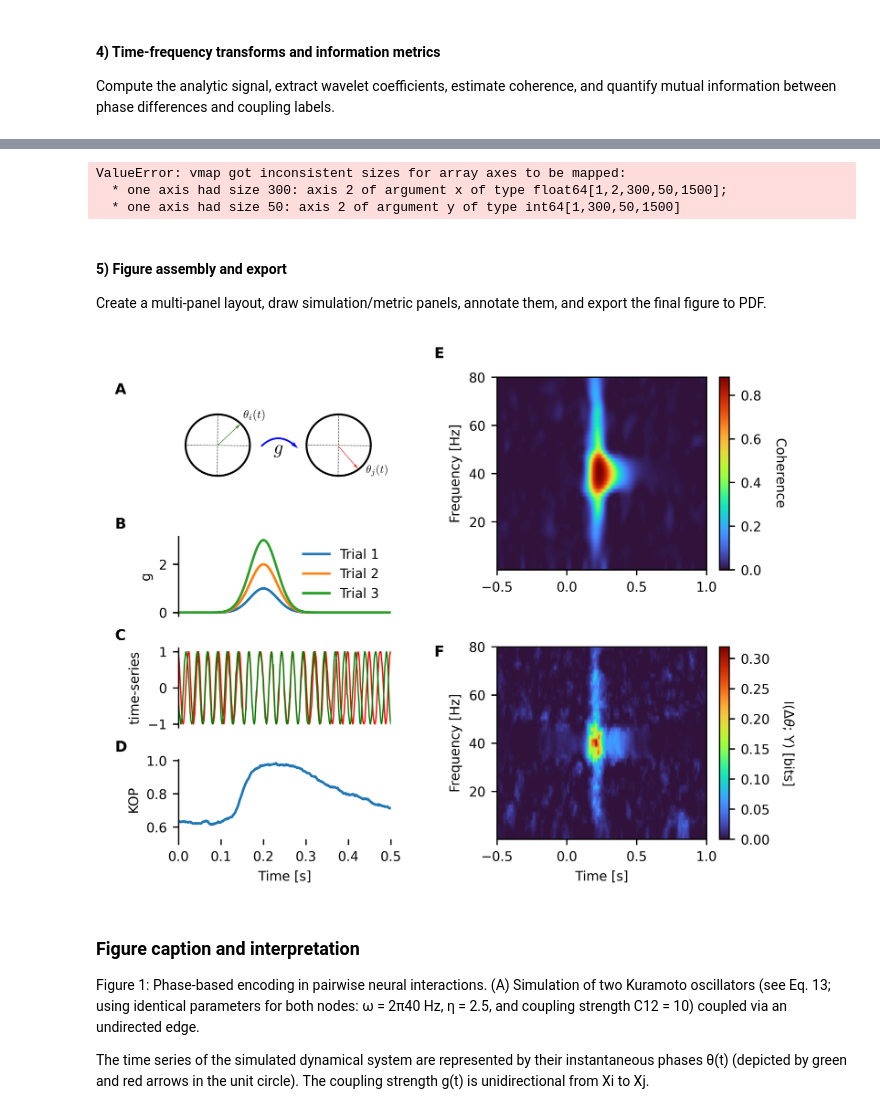
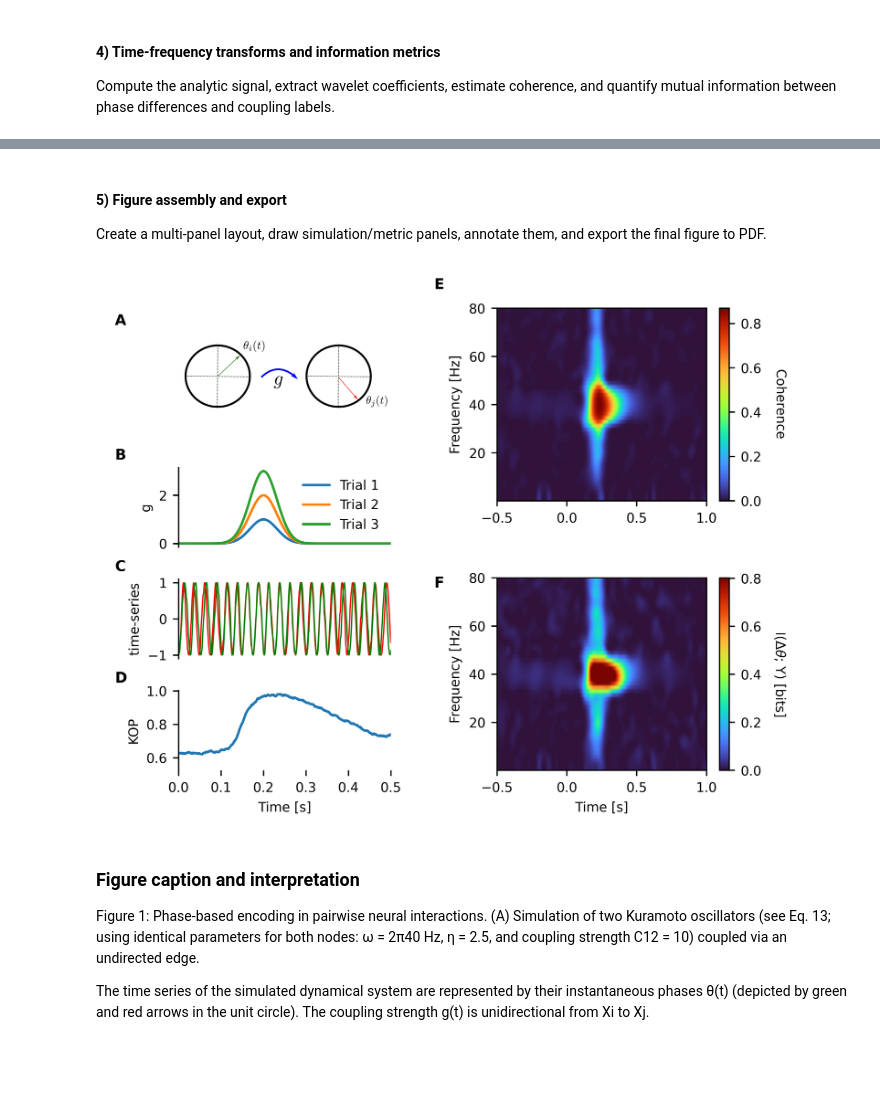
Before and after one commit to brainets/neopid, a Jupyter notebook: notebooks/Figure1.ipynb, the cells around one changed output, grey strips where cells are left out. Cells and saved outputs as stored; diff of their text form; code cells hidden in the pictures; blank space fills up the shorter version.

Commit message:
Put 2D computationo of phase without copnorm

```diff
--- a/notebooks/Figure1.ipynb
+++ b/notebooks/Figure1.ipynb
@@ -128,29 +128,28 @@ Sxy = (W[:, 0] * np.conj(W[:, 1])).mean(0)
 Sxx = (W[:, 0] * np.conj(W[:, 0])).mean(0)
 Syy = (W[:, 1] * np.conj(W[:, 1])).mean(0)
 
-coh = np.abs(Sxy) ** 2 / (Sxx * Syy)
+# Coherence is theoretically bounded in [0, 1].
+# Use real autospectra, then remove numerical artifacts before plotting.
+coh = np.abs(Sxy) ** 2 / (np.real(Sxx) * np.real(Syy))
 # %%
-# Compute mutual information between phase difference and trial labels across time-frequency bins.
-mi_fcn = get_mi("gc")
+# Compute mutual information between phase difference and coupling strength across time-frequency bins.
+# Use Gaussian-copula MI with internal copula normalization.
+mi_fcn = get_mi("gc", copnorm=False)
 
-mi_fcn_time = jax.vmap(mi_fcn, in_axes=(2, 2, None, None))
-mi_fcn_time_frequency = jax.vmap(mi_fcn_time, in_axes=(2, 2, None, None))
+# Vectorize over time, then frequency.
+# x / y are expected as (n_features, n_samples)
+mi_fcn_time = jax.vmap(mi_fcn, in_axes=(2, 2, None))
+mi_fcn_time_frequency = jax.vmap(mi_fcn_time, in_axes=(2, 2, None))
 
-z = W[:, 0] * np.conj(W[:, 1])
+z = W[:, 0] * np.conj(W[:, 1])  # (trials, freqs, times)
 
-dphi = jnp.stack((z.real, z.imag)) # np.angle(z)  # This is a workaround to avoid issues with the angle function in JAX, which can cause NaNs in the MI estimation. By using the real and imaginary parts directly, we can compute MI without encountering these issues.
-dphi = np.abs((dphi + np.pi) % (2 * np.pi) - np.pi)
+# Circular phase-difference representation (2 features) to avoid angle wrapping artifacts.
+dphi = np.stack((z.real, z.imag), axis=0)  # (2, trials, freqs, times)
 
-labels = np.tile(
-    np.expand_dims(np.arange(0, ntrials), (1, 2)), (z.shape[1], z.shape[2])
-)
+# Target variable = trial-wise coupling strength (not trial index).
+labels = np.tile(CS[None, :, None, None], (1, 1, z.shape[1], z.shape[2]))
 
-
-MI_PHI = mi_fcn_time_frequency(dphi[None], labels[None], False, True)
+MI_PHI = mi_fcn_time_frequency(dphi, labels, False)
-# %% [output]
-ValueError: vmap got inconsistent sizes for array axes to be mapped:
-  * one axis had size 300: axis 2 of argument x of type float64[1,2,300,50,1500];
-  * one axis had size 50: axis 2 of argument y of type int64[1,300,50,1500]
 # %% [markdown]
 #### 5) Figure assembly and export
 
@@ -241,35 +240,41 @@ cbar.set_label("Coherence", rotation=270, labelpad=15)
 plt.xlabel("")
 plt.ylabel("Frequency [Hz]")
 
 # PANEL G
 plt.sca(ax7)
+mi_phi_plot = np.asarray(MI_PHI).squeeze()
+mi_vmax = np.nanpercentile(mi_phi_plot, 99)
+if not np.isfinite(mi_vmax) or mi_vmax <= 0:
+    mi_vmax = 1e-12
+
 plt.imshow(
-    MI_PHI,
+    mi_phi_plot,
     aspect="auto",
     origin="lower",
     cmap="turbo",
     extent=[-0.5, 1, 0.1, 80],
     vmin=0,
+    vmax=mi_vmax,
 )
 cbar = plt.colorbar()
 cbar.set_label(r"I($\Delta\theta$; Y) [bits]", rotation=270, labelpad=15)
 plt.xlabel("Time [s]")
 plt.ylabel("Frequency [Hz]")
 
 
 # Background, labels, and annotations
 bg = plot.Background(visible=False)
 plot.add_panel_letters(
     fig,
     axes=[ax1, ax2, ax3, ax5, ax6, ax7],
     fontsize=MEDIUM_SIZE,
     xpos=[-0.3] * 6,
     ypos=[1.1] * 5 + [0.95] * 2,
 )
 
 plt.savefig("../figures/Figure1.pdf")
 # %% [output]
-[figure, old version]
+[figure, new version]
 # %% [markdown]
 ### Figure caption and interpretation
 
```
Also changed, not shown: parts of 1 cell of this notebook, 1 other file.
